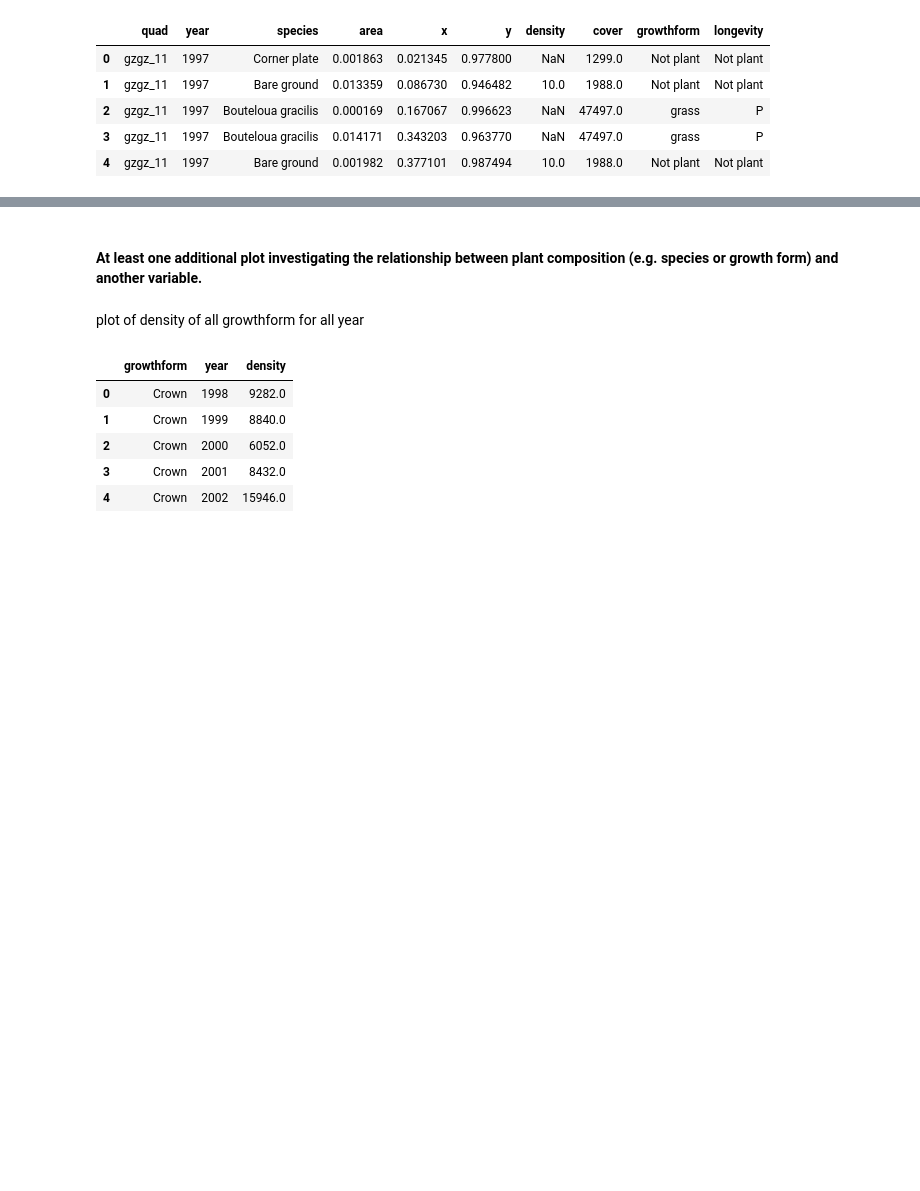
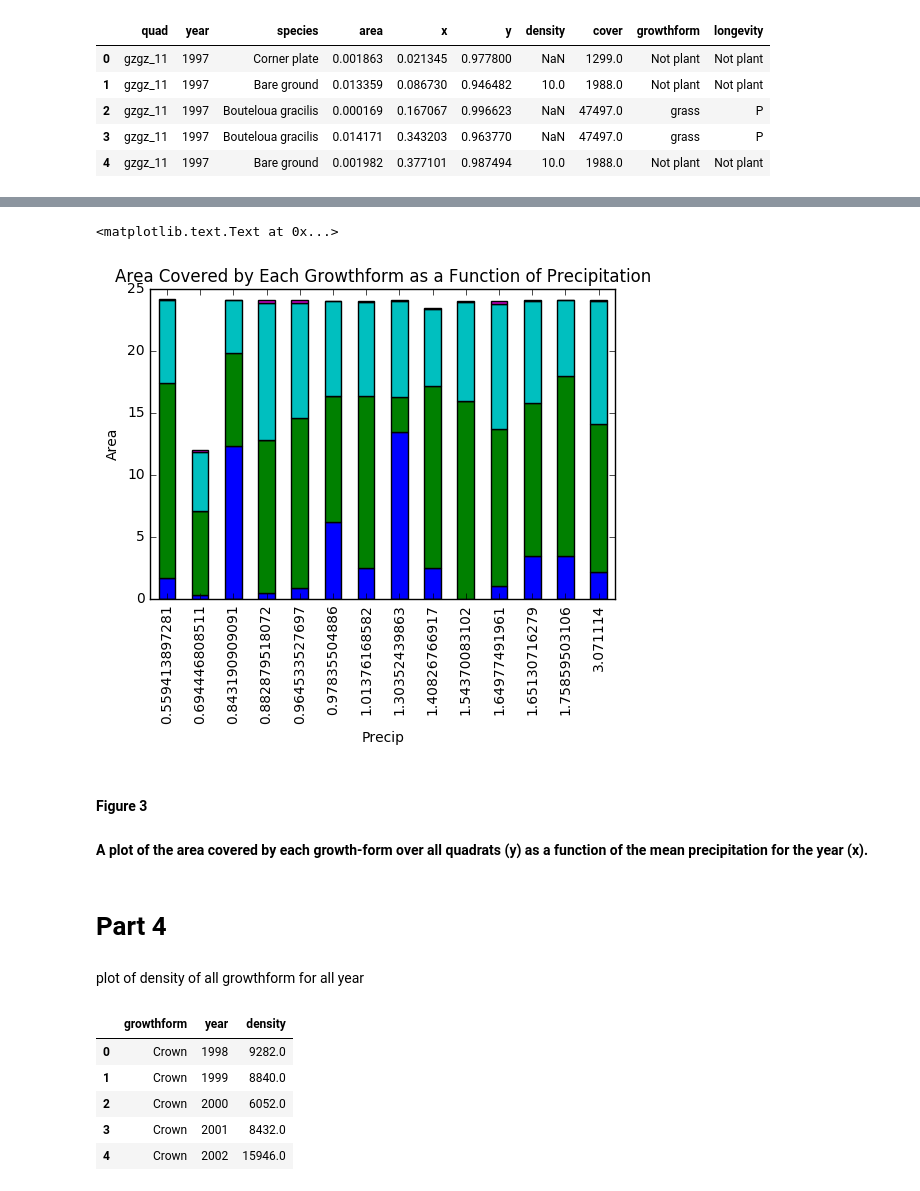
Before and after one commit to melissahoffman/Python_Data_Analysis, a Jupyter notebook: Python_Data_Analysis.ipynb, the cells around one changed output, grey strips where cells are left out. Saved outputs shown, nothing was run; the diff lists cells and outputs as text; code cells hidden in the pictures; blank space fills up the shorter version.

Commit message:
third plot

```diff
--- a/Python_Data_Analysis.ipynb
+++ b/Python_Data_Analysis.ipynb
@@ -146,5 +168,5 @@ merged_gfyear_precip.head()
 # %%
 #pivot table
-growth_cover_precip = merged_gfyear_precip.pivot(index = 'year', columns = 'growthform', values = 'cover')
+growth_cover_precip = merged_gfyear_precip.pivot(index = 'precip', columns = 'growthform', values = 'area')
 growth_cover_precip.head()
 # %% [output]
@@ -152,12 +180,17 @@ ValueError: Index contains duplicate entries, cannot reshape
 # %%
 #creating the plot
-
-species_year_plot = species_year_wide.plot(kind ='bar', stacked = True, legend = False,
-                  title = "Species area per quadrat per year")
-species_year_plot.set_xlabel("Year")
-species_year_plot.set_ylabel("Quadrat")
+growthform_precip_plot = growth_cover_precip.plot(kind ='bar', stacked = True, legend = False,
+                  title = "Area Covered by Each Growthform as a Function of Precipitation")
+growthform_precip_plot.set_xlabel("Precip")
+growthform_precip_plot.set_ylabel("Area")
+# %% [output]
+<matplotlib.text.Text at 0x...>
+[figure, added]
-# %% [markdown]
-#### At least one additional plot investigating the relationship between plant composition (e.g. species or growth form) and another variable.
+# %% [markdown]
+#### Figure 3
+#### A plot of the area covered by each growth-form over all quadrats (y) as a function of the mean precipitation for the year (x).
+# %% [markdown]
+# Part 4
 # %% [markdown]
 plot of density of all growthform for all year
 # %%
```
Also changed, not shown: parts of 13 cells of this notebook.
